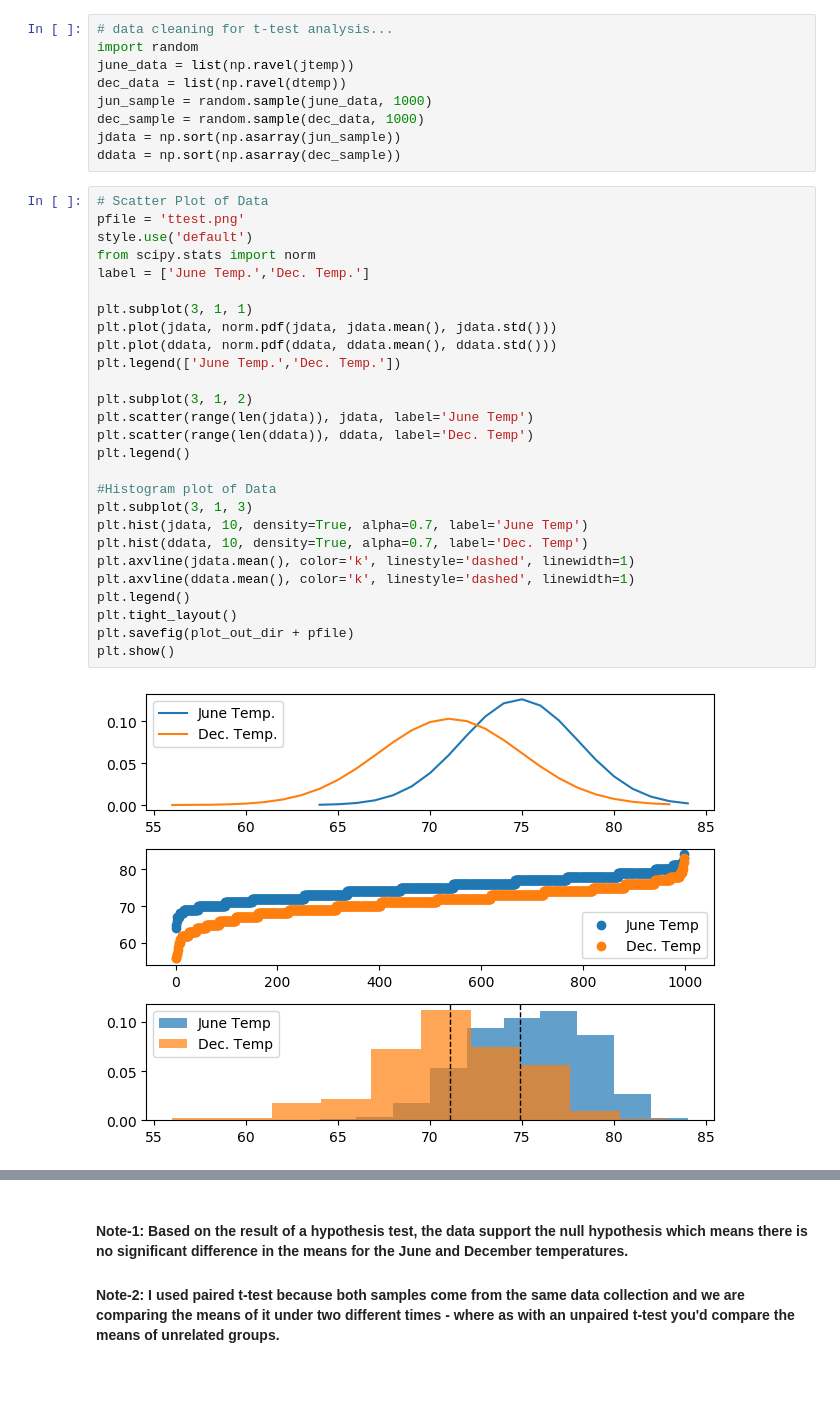
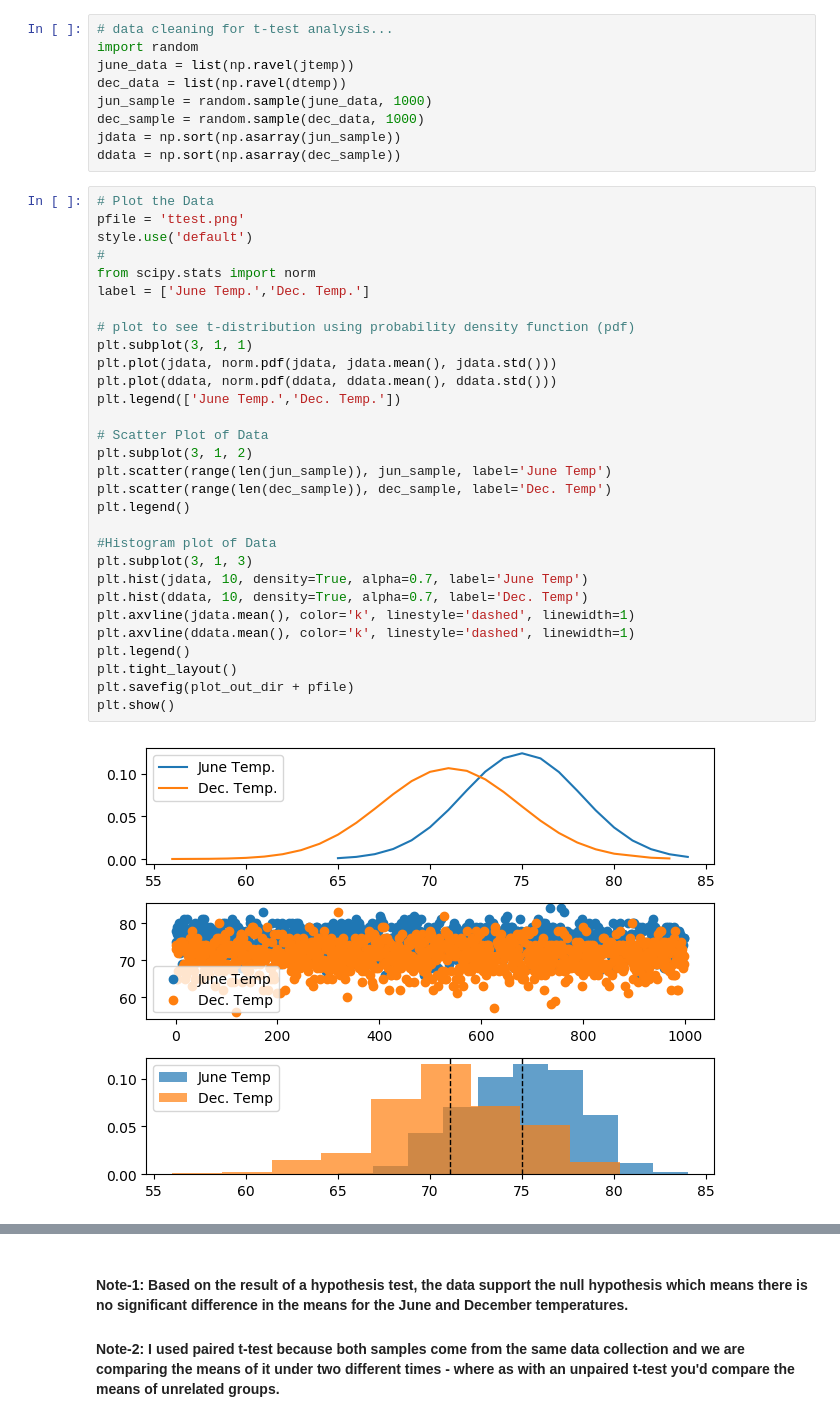
Before and after one commit to raviselva4/sqlalchemy-challenge, a Jupyter notebook: climate.ipynb, the cells around one changed output, grey strips where cells are left out. Saved outputs shown, nothing was run; the diff lists cells and outputs as text; blank space fills up the shorter version.

Commit message:
changed sorted to unsorted data for scatter plot & added pdf file

```diff
--- a/climate.ipynb
+++ b/climate.ipynb
@@ -441,34 +443,37 @@ dec_sample = random.sample(dec_data, 1000)
 jdata = np.sort(np.asarray(jun_sample))
 ddata = np.sort(np.asarray(dec_sample))
 # %%
-# Scatter Plot of Data
+# Plot the Data
 pfile = 'ttest.png'
 style.use('default')
+#
 from scipy.stats import norm
 label = ['June Temp.','Dec. Temp.']
 
+# plot to see t-distribution using probability density function (pdf)
 plt.subplot(3, 1, 1)
 plt.plot(jdata, norm.pdf(jdata, jdata.mean(), jdata.std()))
 plt.plot(ddata, norm.pdf(ddata, ddata.mean(), ddata.std()))
 plt.legend(['June Temp.','Dec. Temp.'])
 
+# Scatter Plot of Data
 plt.subplot(3, 1, 2)
-plt.scatter(range(len(jdata)), jdata, label='June Temp')
-plt.scatter(range(len(ddata)), ddata, label='Dec. Temp')
+plt.scatter(range(len(jun_sample)), jun_sample, label='June Temp')
+plt.scatter(range(len(dec_sample)), dec_sample, label='Dec. Temp')
 plt.legend()
 
 #Histogram plot of Data
 plt.subplot(3, 1, 3)
 plt.hist(jdata, 10, density=True, alpha=0.7, label='June Temp')
 plt.hist(ddata, 10, density=True, alpha=0.7, label='Dec. Temp')
 plt.axvline(jdata.mean(), color='k', linestyle='dashed', linewidth=1)
 plt.axvline(ddata.mean(), color='k', linestyle='dashed', linewidth=1)
 plt.legend()
 plt.tight_layout()
 plt.savefig(plot_out_dir + pfile)
 plt.show()
 # %% [output]
-[figure, old version]
+[figure, new version]
 # %%
 import scipy.stats as stats
 stats.ttest_rel(jun_sample, dec_sample)
```
Also changed, not shown: parts of 2 cells of this notebook, 3 other files.
